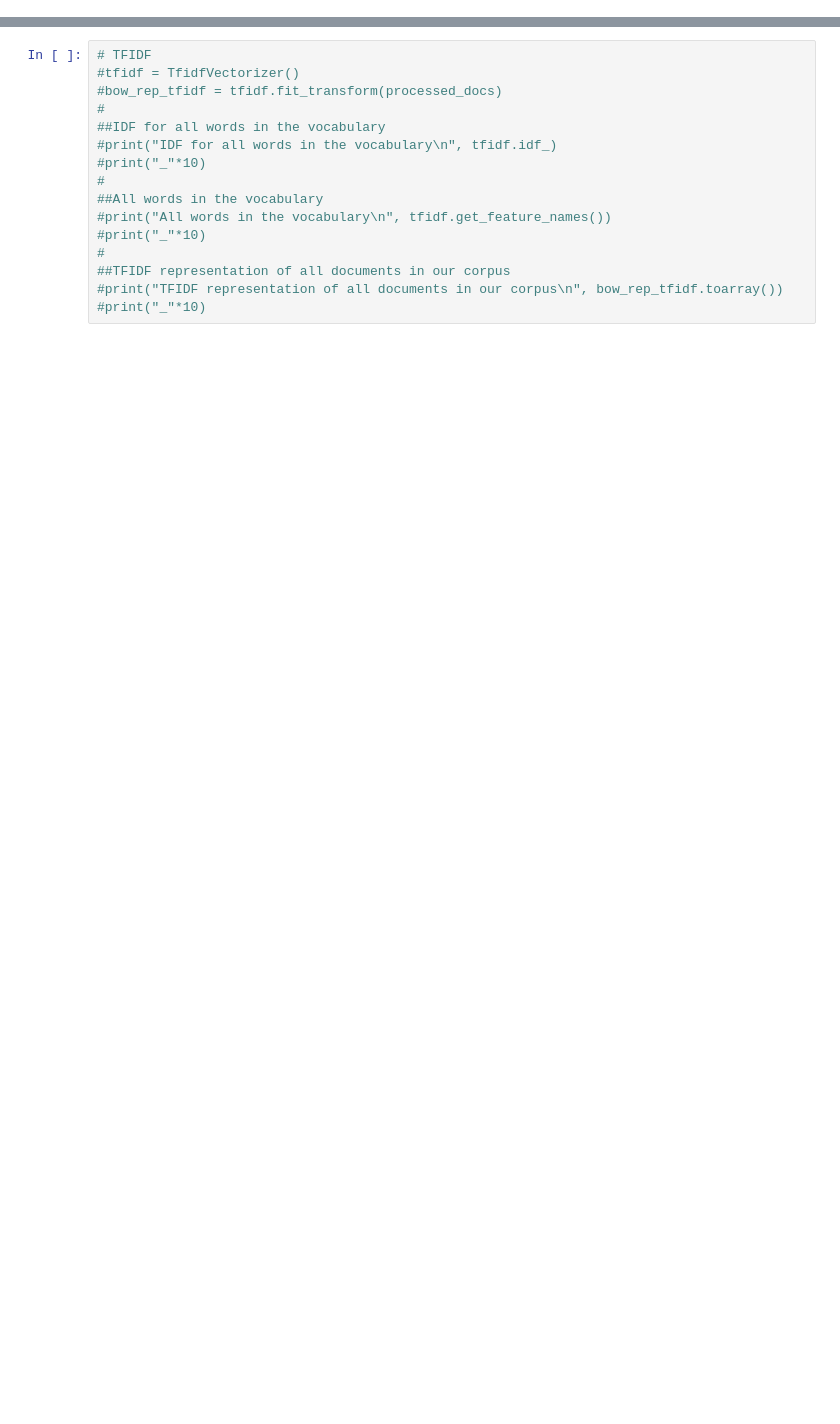
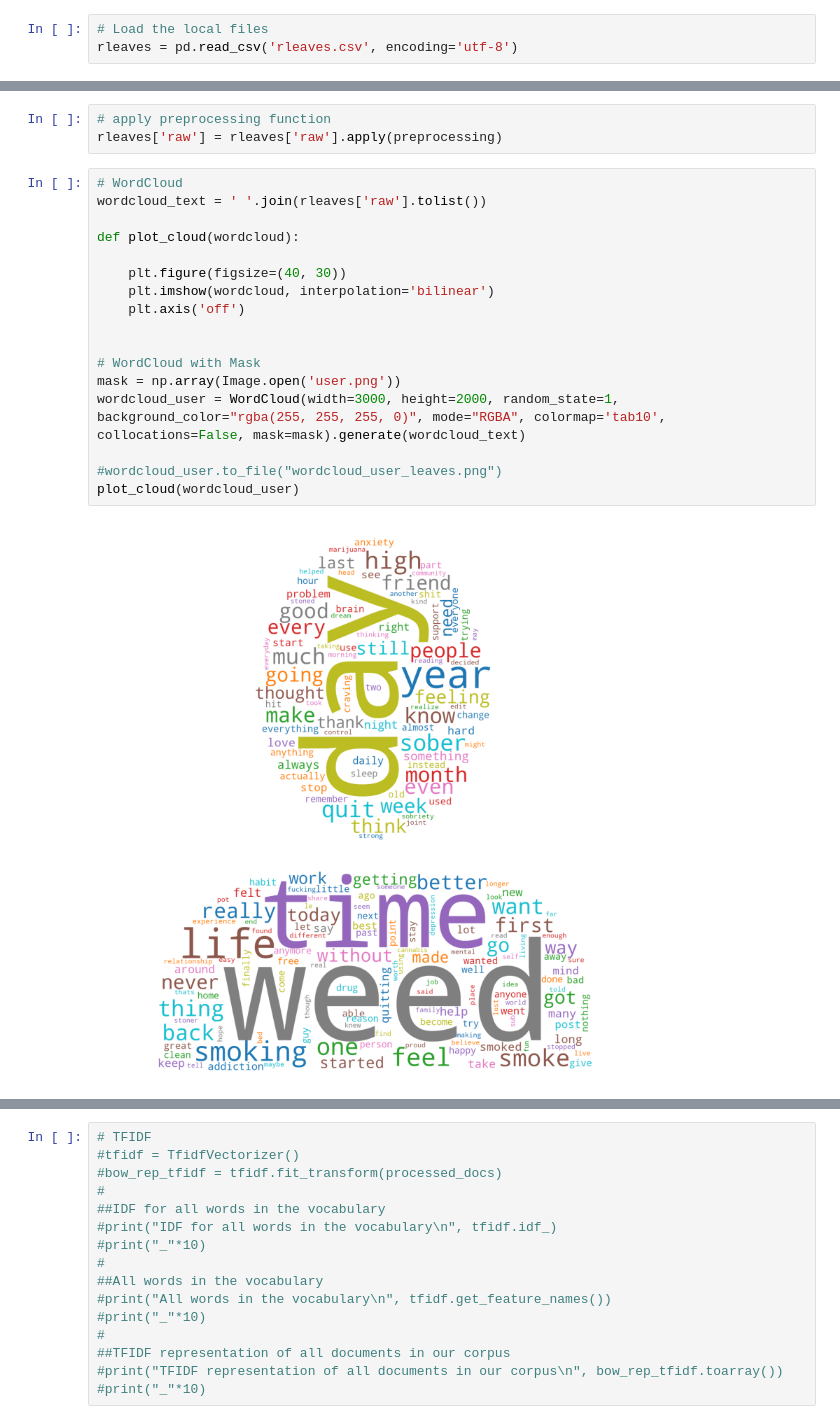
Before and after one commit to saayedalam/bravesoldier, a Jupyter notebook: BS-TextExtraction.ipynb, the cells around one changed output, grey strips where cells are left out. Cells and saved outputs as stored; diff of their text form; blank space fills up the shorter version.

```diff
--- a/BS-TextExtraction.ipynb
+++ b/BS-TextExtraction.ipynb
@@ -100,0 +65,3 @@ processed_docs = leaves_top_1000["removed_stopword"].apply(lambda x: ' '.join(x)
+# %%
+# Load the local files
+rleaves = pd.read_csv('rleaves.csv', encoding='utf-8')
@@ -100,0 +99,22 @@ processed_docs = leaves_top_1000["removed_stopword"].apply(lambda x: ' '.join(x)
+# %%
+# apply preprocessing function
+rleaves['raw'] = rleaves['raw'].apply(preprocessing)
+# %%
+# WordCloud
+wordcloud_text = ' '.join(rleaves['raw'].tolist())
+
+def plot_cloud(wordcloud):
+
+    plt.figure(figsize=(40, 30))
+    plt.imshow(wordcloud, interpolation='bilinear')
+    plt.axis('off')
+
+
+# WordCloud with Mask
+mask = np.array(Image.open('user.png'))
+wordcloud_user = WordCloud(width=3000, height=2000, random_state=1, background_color="rgba(255, 255, 255, 0)", mode="RGBA", colormap='tab10', collocations=False, mask=mask).generate(wordcloud_text)
+
+#wordcloud_user.to_file("wordcloud_user_leaves.png")
+plot_cloud(wordcloud_user)
+# %% [output]
+[figure, added]
```
Also changed, not shown: parts of 19 cells of this notebook, 2 other files.
